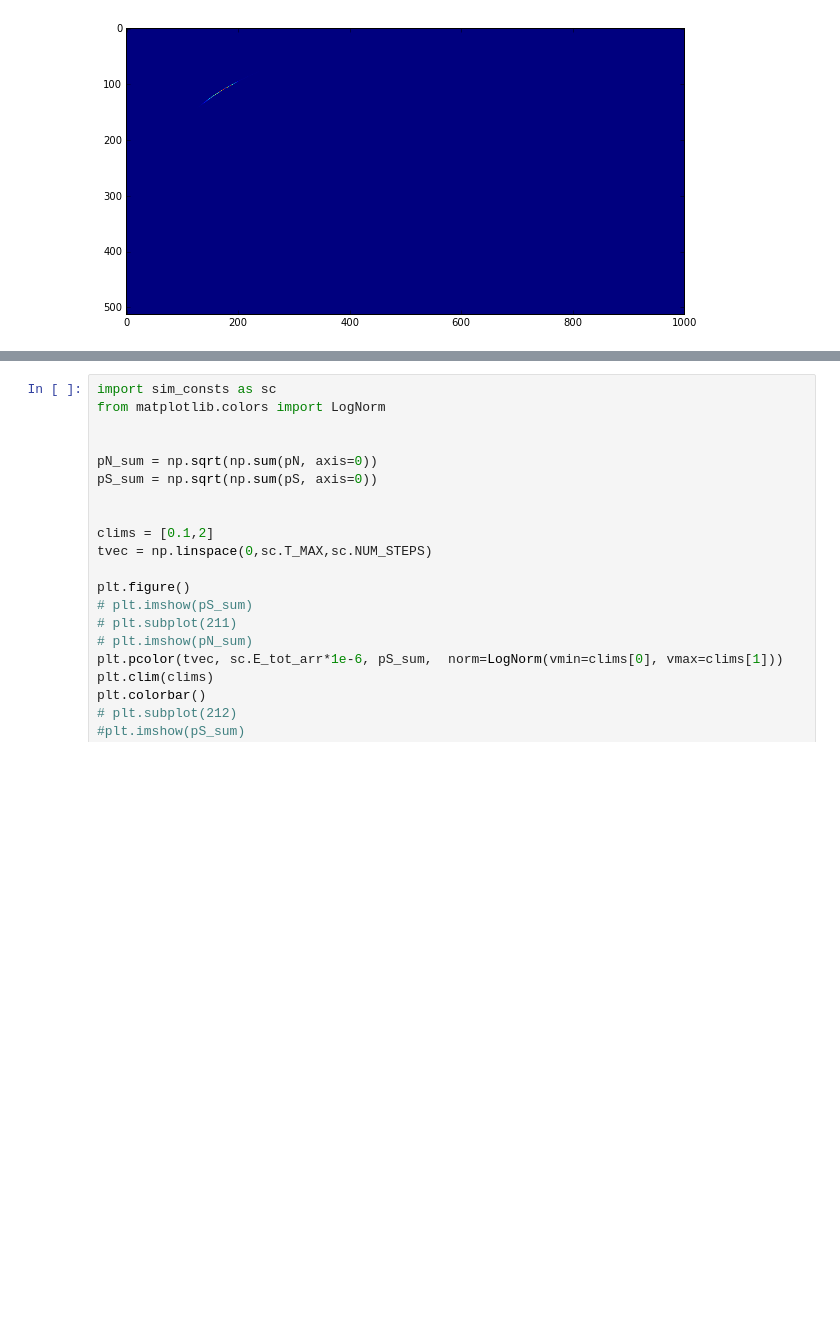
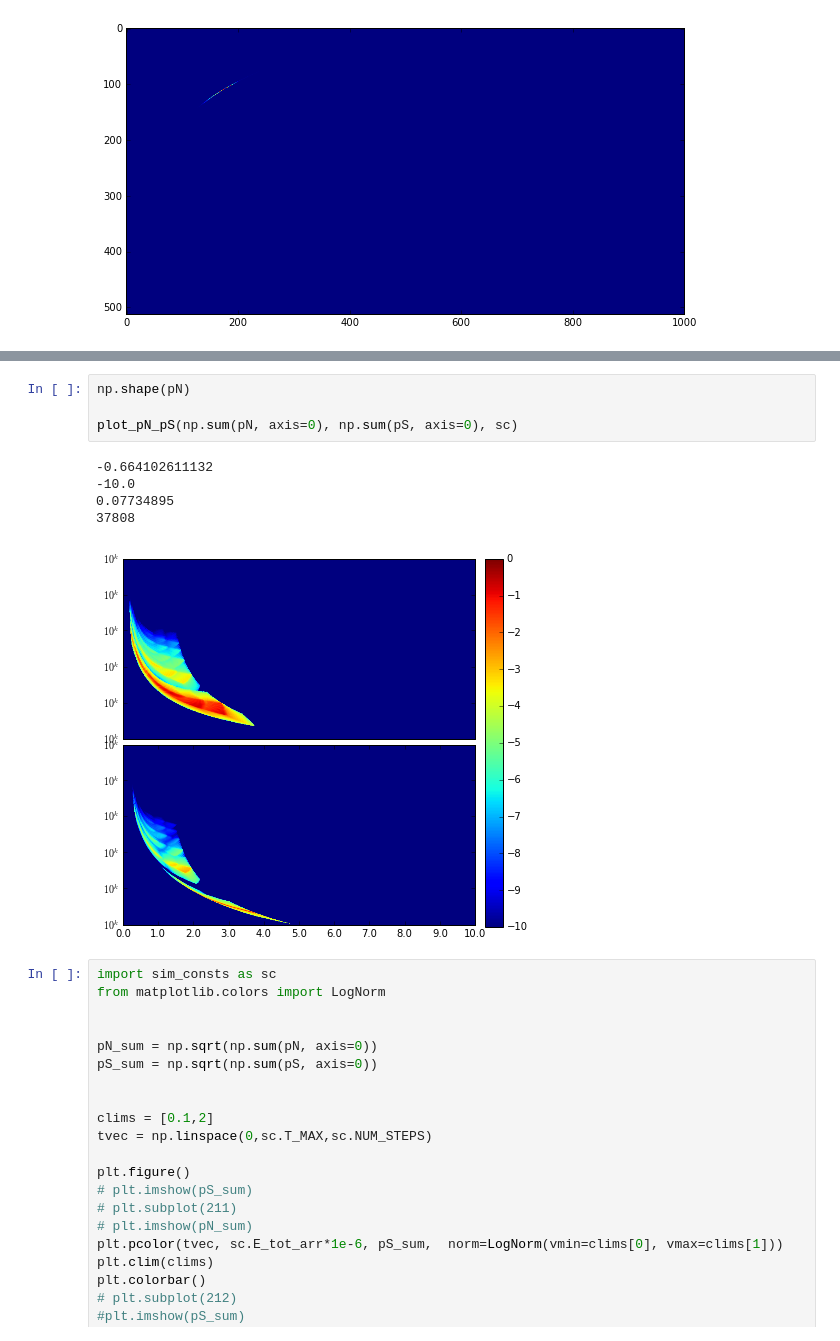
Before and after one commit to asousa/WIPPy, a Jupyter notebook: plot_p-files.ipynb, the cells around one changed output, grey strips where cells are left out. Cells and saved outputs as stored; diff of their text form; blank space fills up the shorter version.

```diff
--- a/plot_p-files.ipynb
+++ b/plot_p-files.ipynb
@@ -156,3 +180,13 @@ pN, pS = load_pfiles(directory, L)
+# %%
+np.shape(pN)
+
+plot_pN_pS(np.sum(pN, axis=0), np.sum(pS, axis=0), sc)
+# %% [output]
+-0.664102611132
+-10.0
+0.07734895
+37808
+[figure, added]
 # %%
 import sim_consts as sc
 from matplotlib.colors import LogNorm
```
Also changed, not shown: parts of 6 cells of this notebook, 2 other files.
